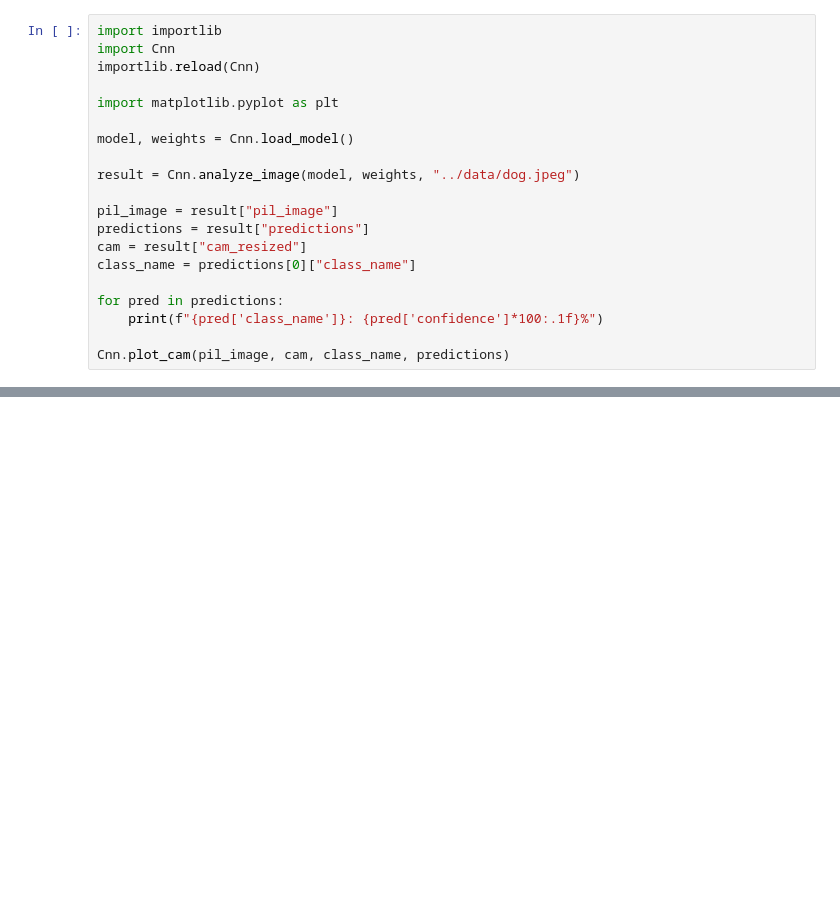
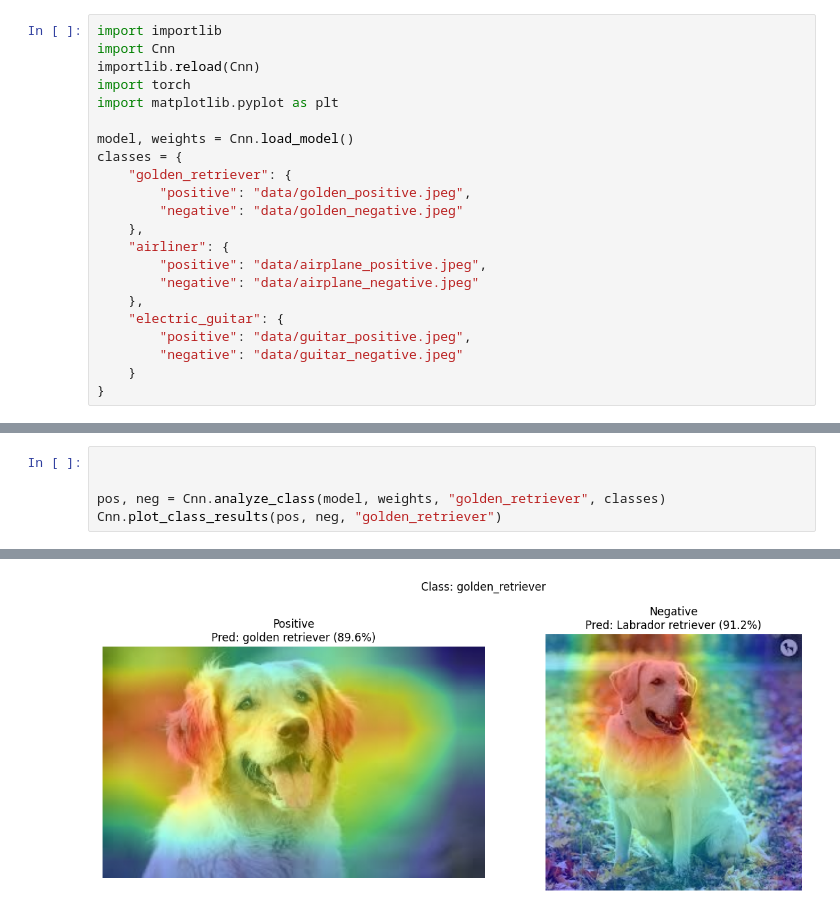
Before and after one commit to Adamhedlund/Cnn-layercam, a Jupyter notebook: Cnn.ipynb, the cells around one changed output, grey strips where cells are left out. Drawn from its saved outputs; the diff is of its cells as text; blank space fills up the shorter version.

```diff
--- a/Cnn.ipynb
+++ b/Cnn.ipynb
@@ -2,19 +11,21 @@
 import importlib
 import Cnn
 importlib.reload(Cnn)
-
+import torch
 import matplotlib.pyplot as plt
 
 model, weights = Cnn.load_model()
-
-result = Cnn.analyze_image(model, weights, "../data/dog.jpeg")
-
-pil_image = result["pil_image"]
-predictions = result["predictions"]
-cam = result["cam_resized"]
-class_name = predictions[0]["class_name"]
-
-for pred in predictions:
-    print(f"{pred['class_name']}: {pred['confidence']*100:.1f}%")
-
-Cnn.plot_cam(pil_image, cam, class_name, predictions)
+classes = {
+    "golden_retriever": {
+        "positive": "data/golden_positive.jpeg",
+        "negative": "data/golden_negative.jpeg"
+    },
+    "airliner": {
+        "positive": "data/airplane_positive.jpeg",
+        "negative": "data/airplane_negative.jpeg"
+    },
+    "electric_guitar": {
+        "positive": "data/guitar_positive.jpeg",
+        "negative": "data/guitar_negative.jpeg"
+    }
+}
@@ -28,0 +35,6 @@ English setter: 0.6%
+# %%
+
+
+pos, neg = Cnn.analyze_class(model, weights, "golden_retriever", classes)
+Cnn.plot_class_results(pos, neg, "golden_retriever")
+# %% [output]
@@ -28,0 +43 @@ English setter: 0.6%
+[figure, added]
```
Also changed, not shown: parts of 10 cells of this notebook, 9 other files.
